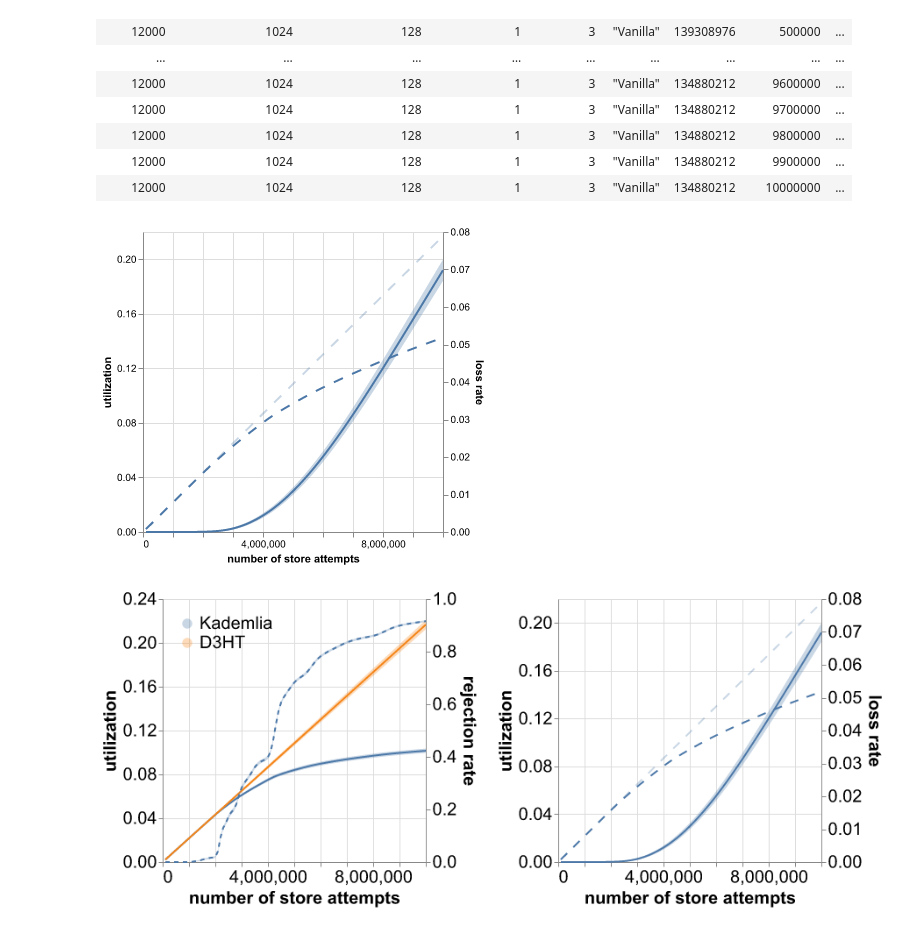
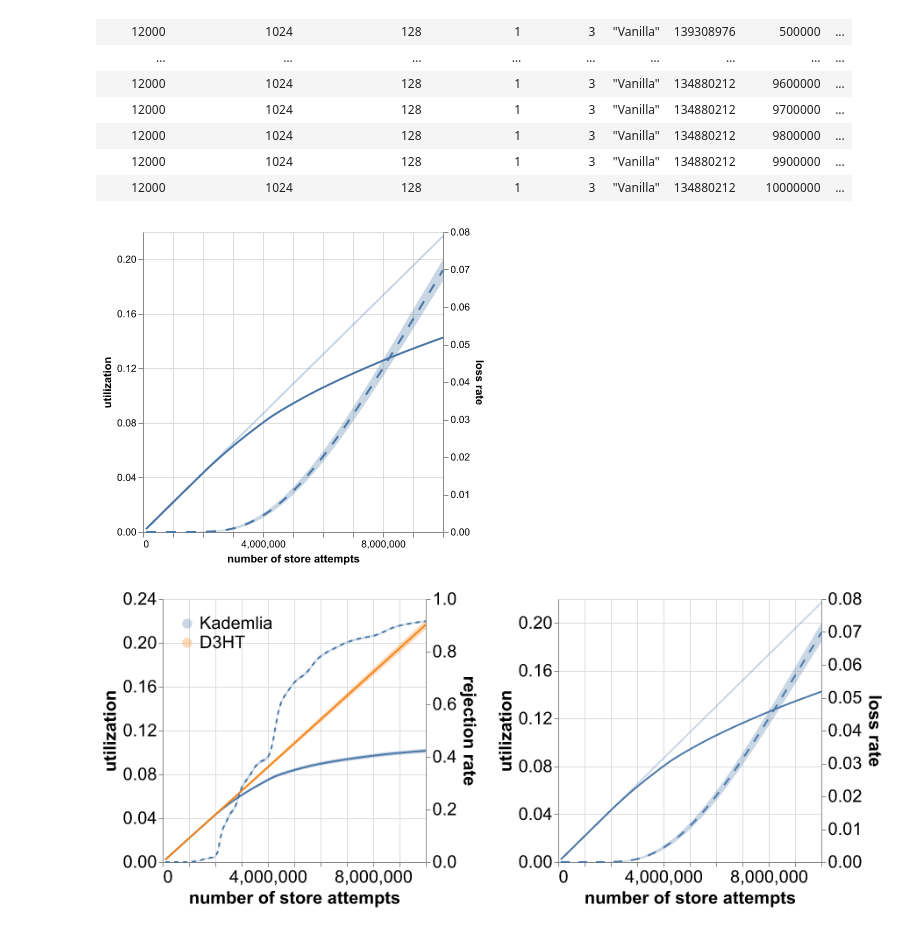
Before and after one commit to sgdxbc/storage-simulation-data, a Jupyter notebook: graphs.ipynb, the cells around one changed output. Saved outputs shown, nothing was run; the diff lists cells and outputs as text; code cells hidden in the pictures.

Commit message:
Update plot

```diff
--- a/graphs.ipynb
+++ b/graphs.ipynb
@@ -265,24 +265,26 @@ shape: (10_000, 15)
 # %%
 base = alt.Chart(df).encode(alt.X("num_stored"))
 loss = (
     base.encode(alt.Y("loss rate").scale(domainMin=0.0)).mark_errorband(extent="stdev")
-    + base.encode(alt.Y("loss rate", aggregate="mean")).mark_line()
+    + base.encode(alt.Y("loss rate", aggregate="mean")).mark_line(
+        strokeDash=[10, 10],
+    )
 )
 base = alt.Chart(df).encode(alt.X("num_stored").axis(title="number of store attempts"))
 util = base.encode(alt.Y("utilization", aggregate="mean").axis(values=[k*0.04 for k in range(7)], title="utilization")).mark_line(
-    strokeDash=[10, 10], opacity=0.3
+    opacity=0.3
 )
 actual_util = base.encode(alt.Y("actual utilization", aggregate="mean")).mark_line(
-    strokeDash=[10, 10],
+
 )
 evict = (
     alt.layer((util + actual_util), loss)
     .resolve_axis(y="independent")
     .resolve_scale(y="independent")
 )
 evict
 # %% [output]
-[figure, old version]
+[figure, new version]
 # %%
 (reject | evict).configure_axis(labelFontSize=20, titleFontSize=20)
 # %% [output]
```
Also changed, not shown: 1 other file.
